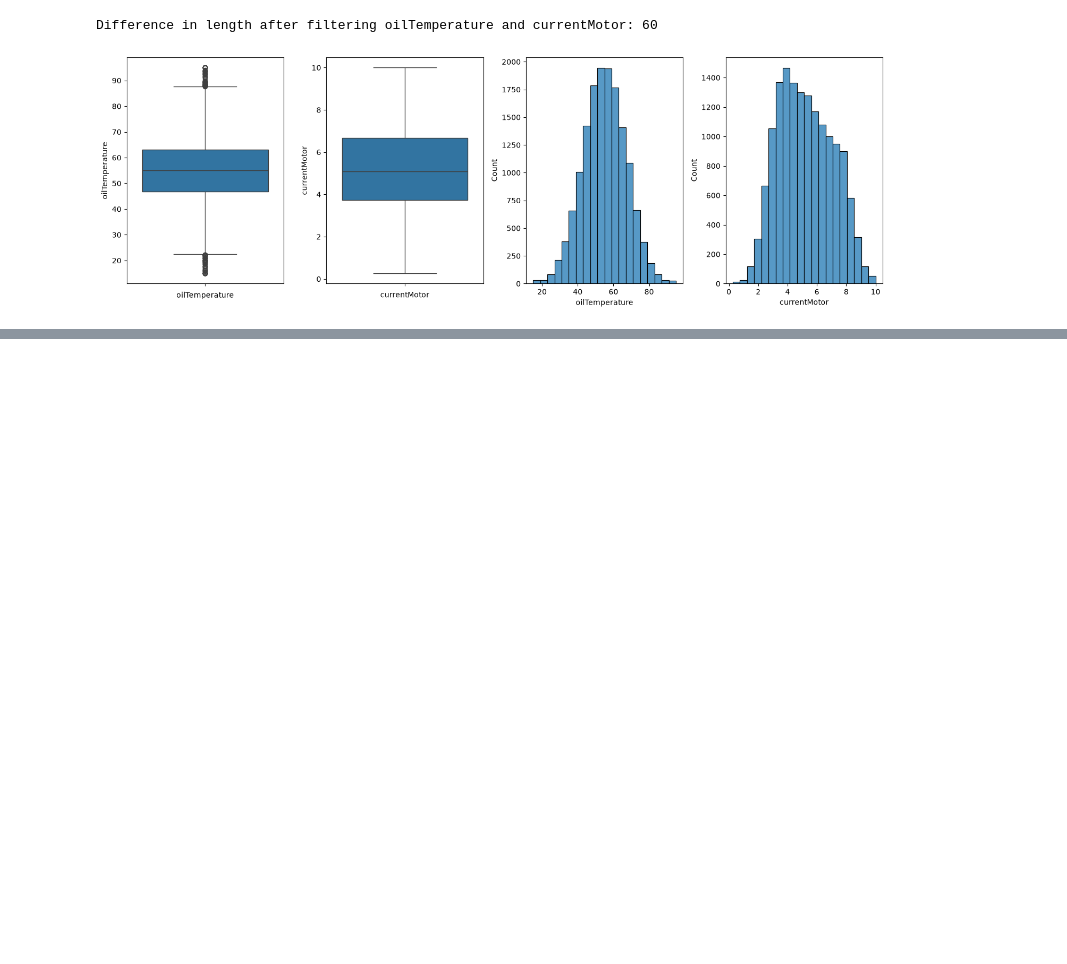
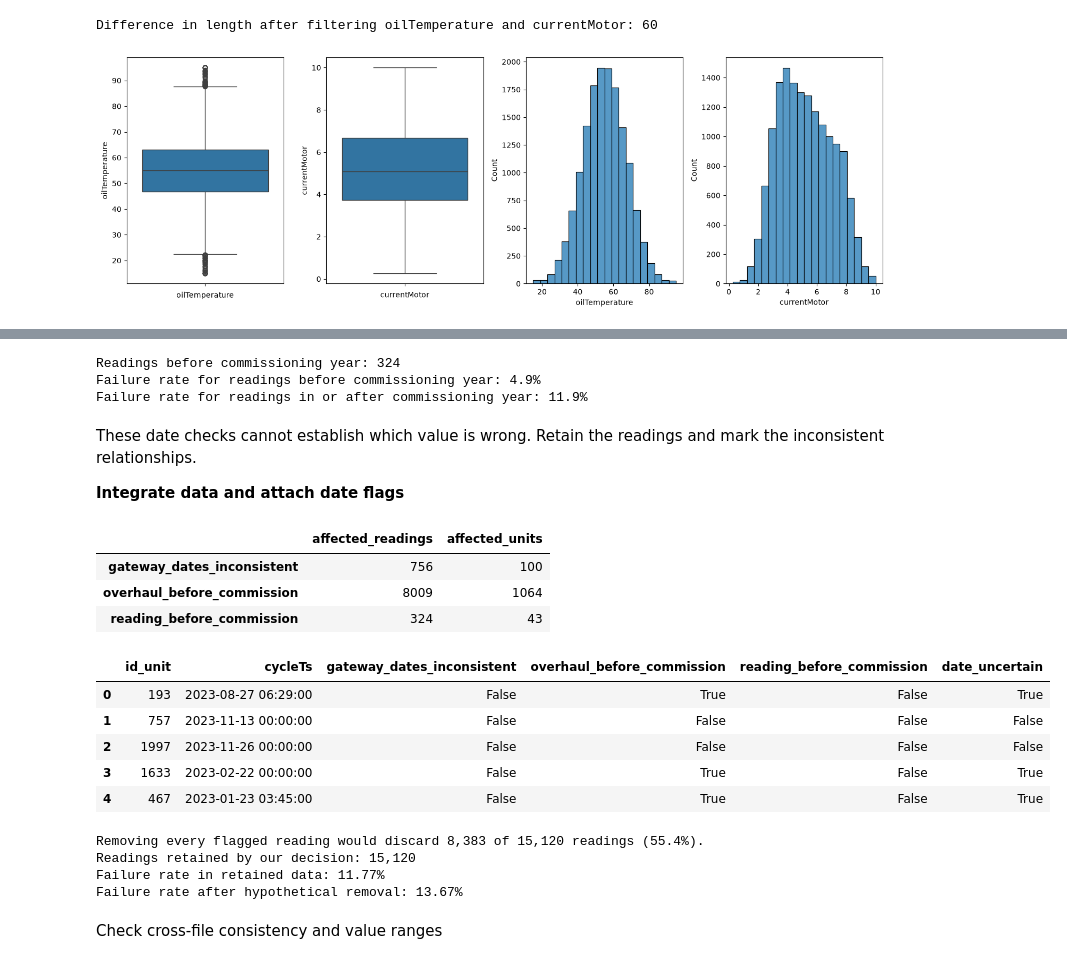
Before and after one commit to yegor-vin/Intelligent-data-analysis--project, a Jupyter notebook: phase-1-2.ipynb, the cells around one changed output, grey strips where cells are left out. Drawn from its saved outputs; the diff is of its cells as text; code cells hidden in the pictures; blank space fills up the shorter version.

```diff
--- a/phase-1-2.ipynb
+++ b/phase-1-2.ipynb
@@ -657,0 +688,80 @@ Difference in length after filtering oilTemperature and currentMotor: 60
+# %%
+checked = readings[["id_unit", "cycleTs", "Failure"]].merge(
+    units[["id_unit", "year_commission"]],
+    on="id_unit",
+    how="left",
+    validate="many_to_one",
+)
+
+before_commission = checked["cycleTs"].dt.year < checked["year_commission"]
+
+print(f"Readings before commissioning year: {before_commission.sum()}")
+print("Failure rate for readings before commissioning year: %.1f%%" % (checked.loc[before_commission, "Failure"].mean() * 100))
+print("Failure rate for readings in or after commissioning year: %.1f%%" % (checked.loc[~before_commission, "Failure"].mean() * 100))
+# %% [output]
+Readings before commissioning year: 324
+Failure rate for readings before commissioning year: 4.9%
+Failure rate for readings in or after commissioning year: 11.9%
+# %% [markdown]
+These date checks cannot establish which value is wrong. Retain the readings and mark the inconsistent relationships.
+
+**Integrate data and attach date flags**
+# %%
+integrated = readings.merge(
+    units, on="id_unit", how="left", validate="many_to_one"
+).merge(
+    gateways,
+    on="id_unit",
+    how="left",
+    validate="many_to_one",
+    suffixes=("_unit", "_gateway"),
+)
+
+date_flags = pd.DataFrame({
+    "gateway_dates_inconsistent": (
+        integrated["installDate"].dt.normalize()
+        > integrated["lastSeen"].dt.normalize()
+    ),
+    "overhaul_before_commission": (
+        integrated["overhaulLast"].dt.year < integrated["year_commission"]
+    ),
+    "reading_before_commission": (
+        integrated["cycleTs"].dt.year < integrated["year_commission"]
+    ),
+}, index=integrated.index)
+
+integrated[date_flags.columns] = date_flags
+integrated["date_uncertain"] = date_flags.any(axis=1)
+
+date_quality_summary = pd.DataFrame({
+    "affected_readings": date_flags.sum(),
+    "affected_units": [
+        integrated.loc[mask, "id_unit"].nunique()
+        for _, mask in date_flags.items()
+    ],
+})
+display(date_quality_summary)
+display(integrated[["id_unit", "cycleTs", *date_flags.columns, "date_uncertain"]].head())
+
+any_date_issue = integrated["date_uncertain"]
+print(f"Removing every flagged reading would discard {any_date_issue.sum():,} of {len(integrated):,} readings ({any_date_issue.mean():.1%}).")
+print(f"Readings retained by our decision: {len(integrated):,}")
+print(f"Failure rate in retained data: {integrated['Failure'].mean():.2%}")
+print(f"Failure rate after hypothetical removal: {integrated.loc[~any_date_issue, 'Failure'].mean():.2%}")
+# %% [output]
+|  | affected_readings | affected_units |
+| gateway_dates_inconsistent | 756 | 100 |
+| overhaul_before_commission | 8009 | 1064 |
+| reading_before_commission | 324 | 43 |
+|  | id_unit | cycleTs | gateway_dates_inconsistent | overhaul_before_commission | reading_before_commission | date_uncertain |
+| 0 | 193 | 2023-08-27 06:29:00 | False | True | False | True |
+| 1 | 757 | 2023-11-13 00:00:00 | False | False | False | False |
+| 2 | 1997 | 2023-11-26 00:00:00 | False | False | False | False |
+| 3 | 1633 | 2023-02-22 00:00:00 | False | True | False | True |
+| 4 | 467 | 2023-01-23 03:45:00 | False | True | False | True |
+Removing every flagged reading would discard 8,383 of 15,120 readings (55.4%).
+Readings retained by our decision: 15,120
+Failure rate in retained data: 11.77%
+Failure rate after hypothetical removal: 13.67%
+# %% [markdown]
+Check cross-file consistency and value ranges
```
Also changed, not shown: parts of 41 cells of this notebook.
